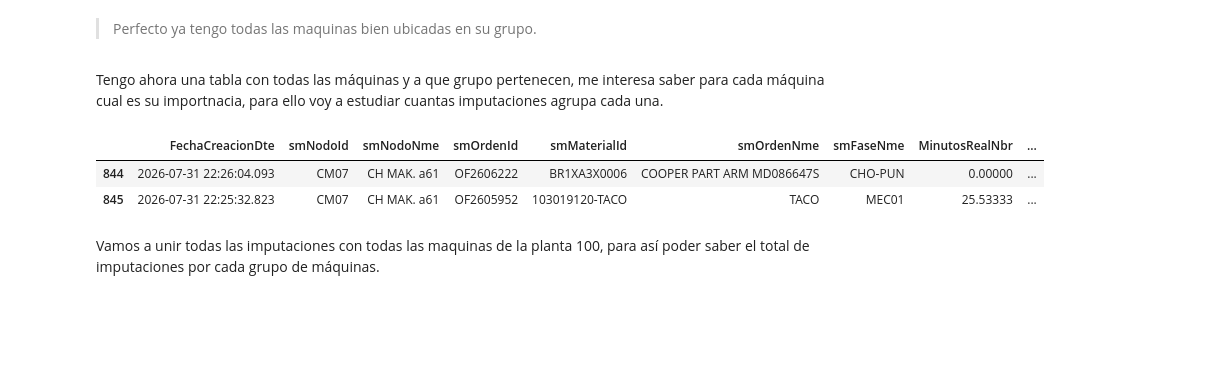
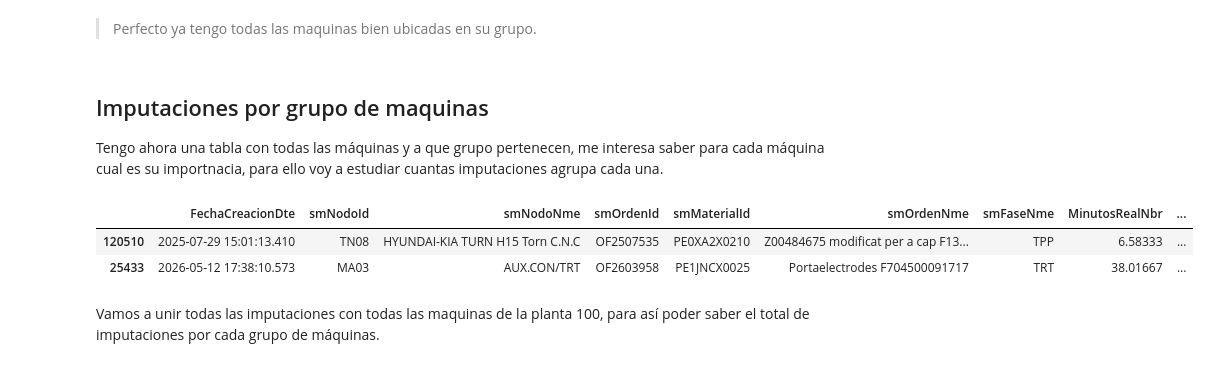
Before and after one commit to muntrans/TFM, a Jupyter notebook: Tratamiento_Machines.ipynb, the cells around one changed output. Saved outputs shown, nothing was run; the diff lists cells and outputs as text; code cells hidden in the pictures; blank space fills up the shorter version.

```diff
--- a/Tratamiento_Machines.ipynb
+++ b/Tratamiento_Machines.ipynb
@@ -358,14 +404,15 @@ display(maquina_grupo[maquina_grupo["IDGrupo"].isnull()])
 # %% [markdown]
 > Perfecto ya tengo todas las maquinas bien ubicadas en su grupo.
 # %% [markdown]
+## Imputaciones por grupo de maquinas
 Tengo ahora una tabla con todas las máquinas y a que grupo pertenecen, me interesa saber para cada máquina cual es su importnacia, para ello voy a estudiar cuantas imputaciones agrupa cada una.
 # %%
 df_imputations_limpieza = pd.read_parquet("res/procesed/df_imputations_limpieza.parquet")
-display(df_imputations_limpieza.head(2))
+display(df_imputations_limpieza.sample(2))
 # %% [output]
 |  | FechaCreacionDte | smNodoId | smNodoNme | smOrdenId | smMaterialId | smOrdenNme | smFaseNme | MinutosRealNbr | ... |
-| 844 | 2026-07-31 22:26:04.093 | CM07 | CH MAK. a61 | OF2606222 | BR1XA3X0006 | COOPER PART ARM MD086647S | CHO-PUN | 0.00000 | ... |
-| 845 | 2026-07-31 22:25:32.823 | CM07 | CH MAK. a61 | OF2605952 | 103019120-TACO | TACO | MEC01 | 25.53333 | ... |
+| 120510 | 2025-07-29 15:01:13.410 | TN08 | HYUNDAI-KIA TURN H15 Torn C.N.C | OF2507535 | PE0XA2X0210 | Z00484675 modificat per a cap F13... | TPP | 6.58333 | ... |
+| 25433 | 2026-05-12 17:38:10.573 | MA03 | AUX.CON/TRT | OF2603958 | PE1JNCX0025 | Portaelectrodes F704500091717 | TRT | 38.01667 | ... |
 # %% [markdown]
 Vamos a unir todas las imputaciones con todas las maquinas de la planta 100, para así poder saber el total de imputaciones por cada grupo de máquinas.
 # %%
```
Also changed, not shown: parts of 31 cells of this notebook, 5 other files.
